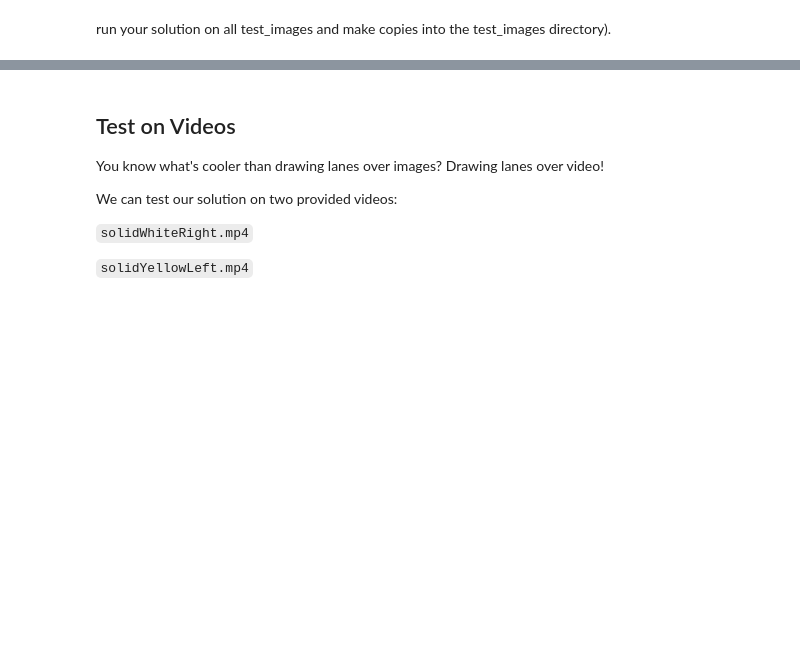
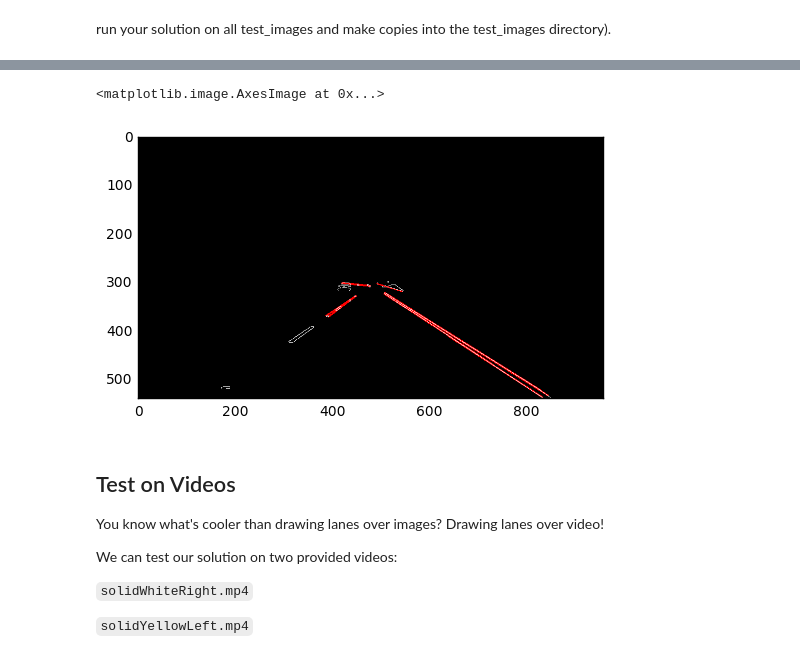
Before and after one commit to hkorre/CarND-LaneLines-P1, a Jupyter notebook: P1.ipynb, the cells around one changed output, grey strips where cells are left out. Drawn from its saved outputs; the diff is of its cells as text; code cells hidden in the pictures; blank space fills up the shorter version.

Commit message:
hkorre: first pass at hough transform

```diff
--- a/P1.ipynb
+++ b/P1.ipynb
@@ -284,3 +283,62 @@ plt.imshow(testImage_ced, cmap='gray')
+# %%
+"""
+Hough Transform line detection:
+Goal: Find the lanes
+"""
+
+def hk_hough_transform(img):
+    ### Define the Hough transform parameters ###
+
+    # distance resolution in pixels of Hough grid
+    rho = 2
+
+    # angular resolution in rad of Hough grid
+    theta = np.pi/180
+
+    # min num votes (intersections in Hough grid cell)
+    threshold = 15
+
+    # min number of pixels making up a line
+    min_line_length = 50 #40
+
+    # max gap in pixels between connectable line segments
+    max_line_gap = 20
+
+    # Make blank the same size as our image to draw lines on
+    line_image = np.copy(image)*0
+
+    # Run Hough on edge detected image
+    # Output "lines" is an array containing endpoints of detected line segments
+    lines = cv2.HoughLinesP(img, rho, theta, threshold, np.array([]),
+                            min_line_length, max_line_gap)
+
+    # Iterate over the output "lines" and draw lines on a blank image
+    draw_lines(line_image, lines, color=[255, 0, 0], thickness=2)
+    '''
+    for line in lines:
+        for x1,y1,x2,y2 in line:
+            cv2.line(line_image,(x1,y1),(x2,y2),(255,0,0),10)
+    '''
+
+    return line_image
+
+
+'''
+run it...
+'''
+testImage_cEdges = hk_hough_transform(testImage_ced)
+
+# Create a "color" binary image to combine with line image
+color_edges = np.dstack((testImage_ced, testImage_ced, testImage_ced))
+
+# Draw the lines on the edge image
+combo = weighted_img(testImage_cEdges, color_edges)
+
+# Display the image
+plt.imshow(combo)
+# %% [output]
+<matplotlib.image.AxesImage at 0x...>
+[figure, added]
 # %% [markdown]
 ## Test on Videos
 
```
Also changed, not shown: parts of 4 cells of this notebook.
